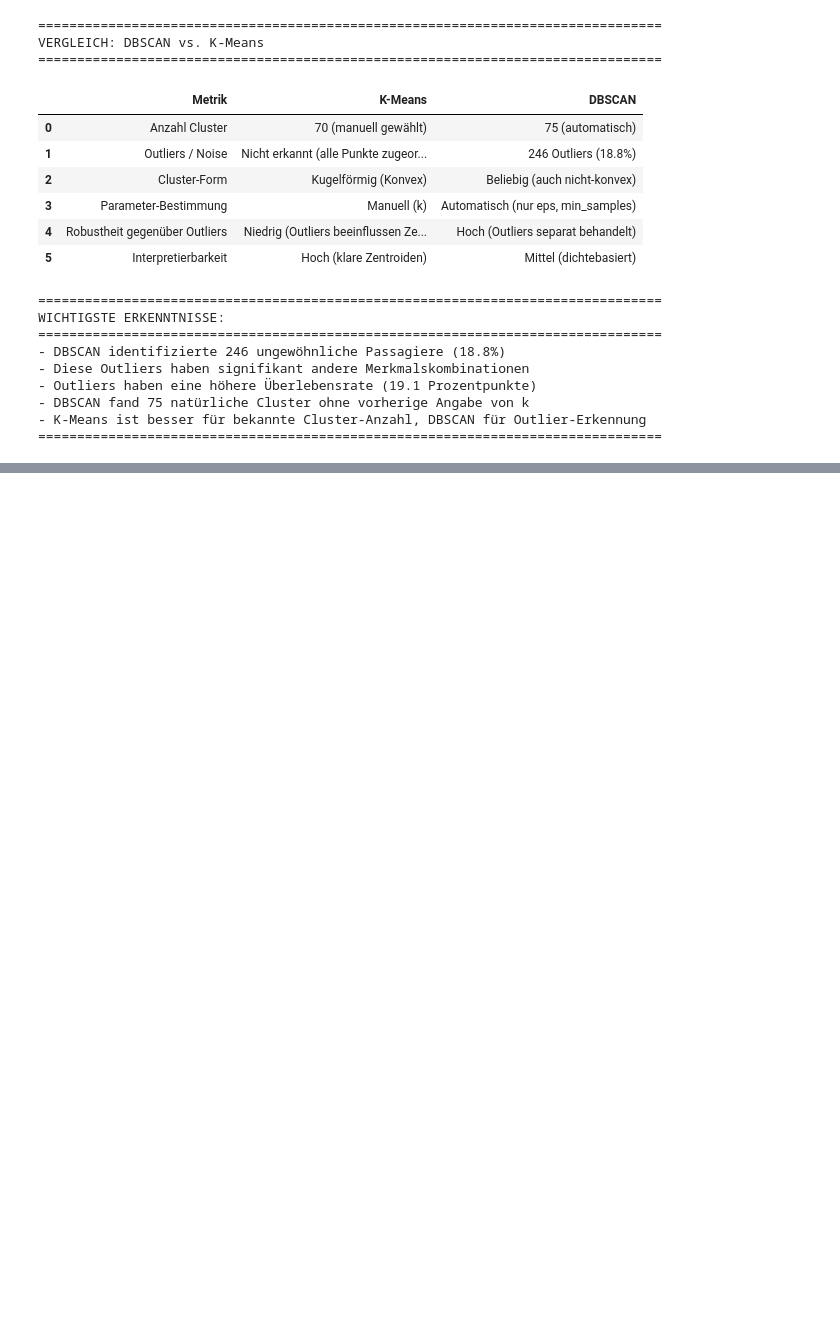
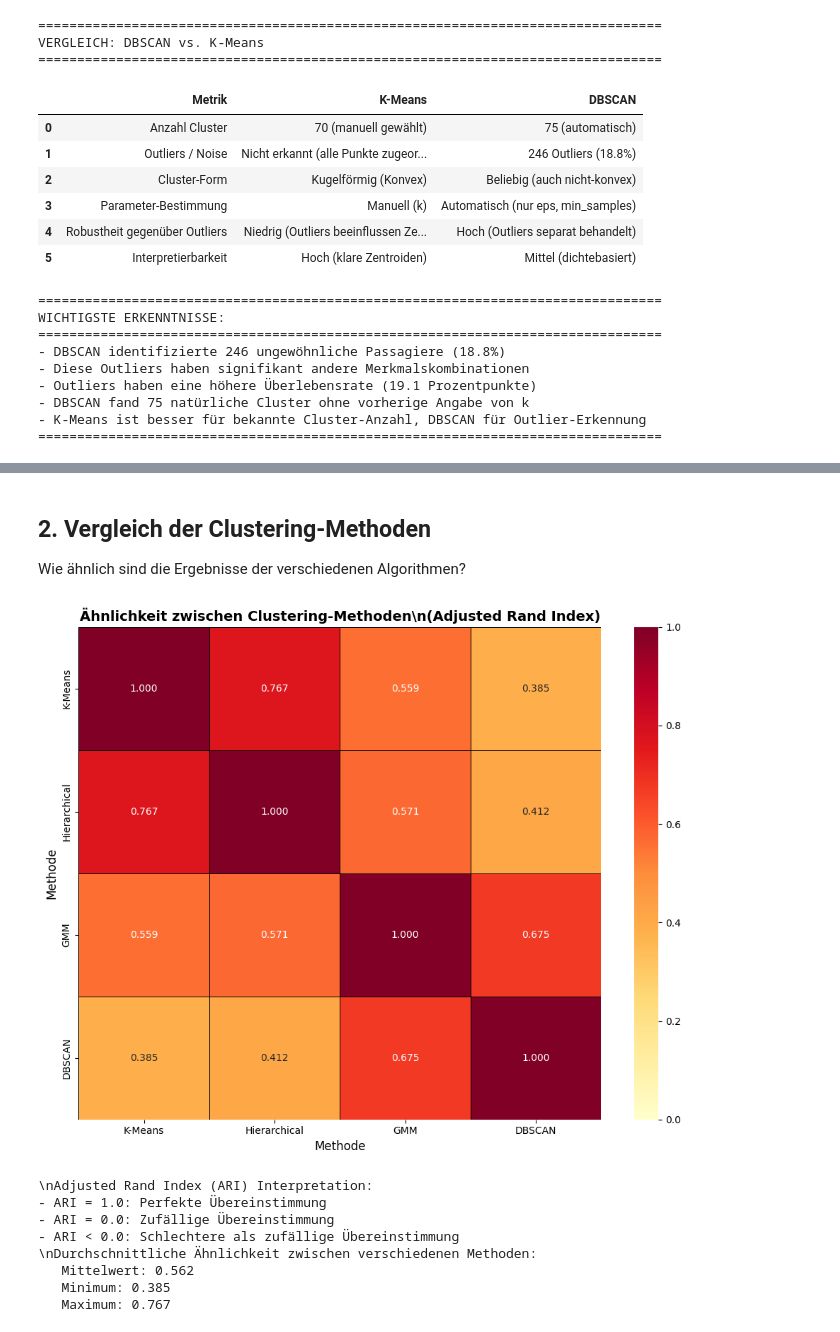
Before and after one commit to riosarah/Titanic_ML_Analysis, a Jupyter notebook: Clustering.ipynb, the cells around one changed output, grey strips where cells are left out. Drawn from its saved outputs; the diff is of its cells as text; code cells hidden in the pictures; blank space fills up the shorter version.

Commit message:
Comparison Clustering Methods

```diff
--- a/Clustering.ipynb
+++ b/Clustering.ipynb
@@ -910,0 +1021,54 @@ WICHTIGSTE ERKENNTNISSE:
+# %% [markdown]
+## **2. Vergleich der Clustering-Methoden**
+
+Wie ähnlich sind die Ergebnisse der verschiedenen Algorithmen?
+# %%
+# Berechne Paarweise Ähnlichkeit zwischen Methoden (Adjusted Rand Index)
+methods = list(clustering_results.keys())
+n_methods = len(methods)
+
+# Ähnlichkeits-Matrix
+similarity_matrix = np.zeros((n_methods, n_methods))
+
+for i, method1 in enumerate(methods):
+    for j, method2 in enumerate(methods):
+        if i == j:
+            similarity_matrix[i, j] = 1.0
+        else:
+            # Adjusted Rand Index (0 = zufällig, 1 = identisch)
+            ari = adjusted_rand_score(clustering_results[method1], clustering_results[method2])
+            similarity_matrix[i, j] = ari
+
+# Visualisierung: Heatmap der Ähnlichkeit
+plt.figure(figsize=(10, 8))
+sns.heatmap(similarity_matrix, annot=True, fmt='.3f', cmap='YlOrRd',
+            xticklabels=methods, yticklabels=methods,
+            vmin=0, vmax=1, linewidths=0.5, linecolor='black')
+plt.title('Ähnlichkeit zwischen Clustering-Methoden\\n(Adjusted Rand Index)',
+          fontsize=14, fontweight='bold')
+plt.xlabel('Methode', fontsize=12)
+plt.ylabel('Methode', fontsize=12)
+plt.tight_layout()
+plt.show()
+
+print("\\nAdjusted Rand Index (ARI) Interpretation:")
+print("- ARI = 1.0: Perfekte Übereinstimmung")
+print("- ARI = 0.0: Zufällige Übereinstimmung")
+print("- ARI < 0.0: Schlechtere als zufällige Übereinstimmung")
+
+print(f"\\nDurchschnittliche Ähnlichkeit zwischen verschiedenen Methoden:")
+# Nur obere Dreiecksmatrix (ohne Diagonale)
+upper_triangle = similarity_matrix[np.triu_indices(n_methods, k=1)]
+print(f"   Mittelwert: {upper_triangle.mean():.3f}")
+print(f"   Minimum: {upper_triangle.min():.3f}")
+print(f"   Maximum: {upper_triangle.max():.3f}")
+# %% [output]
+[figure, added]
+\nAdjusted Rand Index (ARI) Interpretation:
+- ARI = 1.0: Perfekte Übereinstimmung
+- ARI = 0.0: Zufällige Übereinstimmung
+- ARI < 0.0: Schlechtere als zufällige Übereinstimmung
+\nDurchschnittliche Ähnlichkeit zwischen verschiedenen Methoden:
+   Mittelwert: 0.562
+   Minimum: 0.385
+   Maximum: 0.767
```
Also changed, not shown: parts of 34 cells of this notebook.
